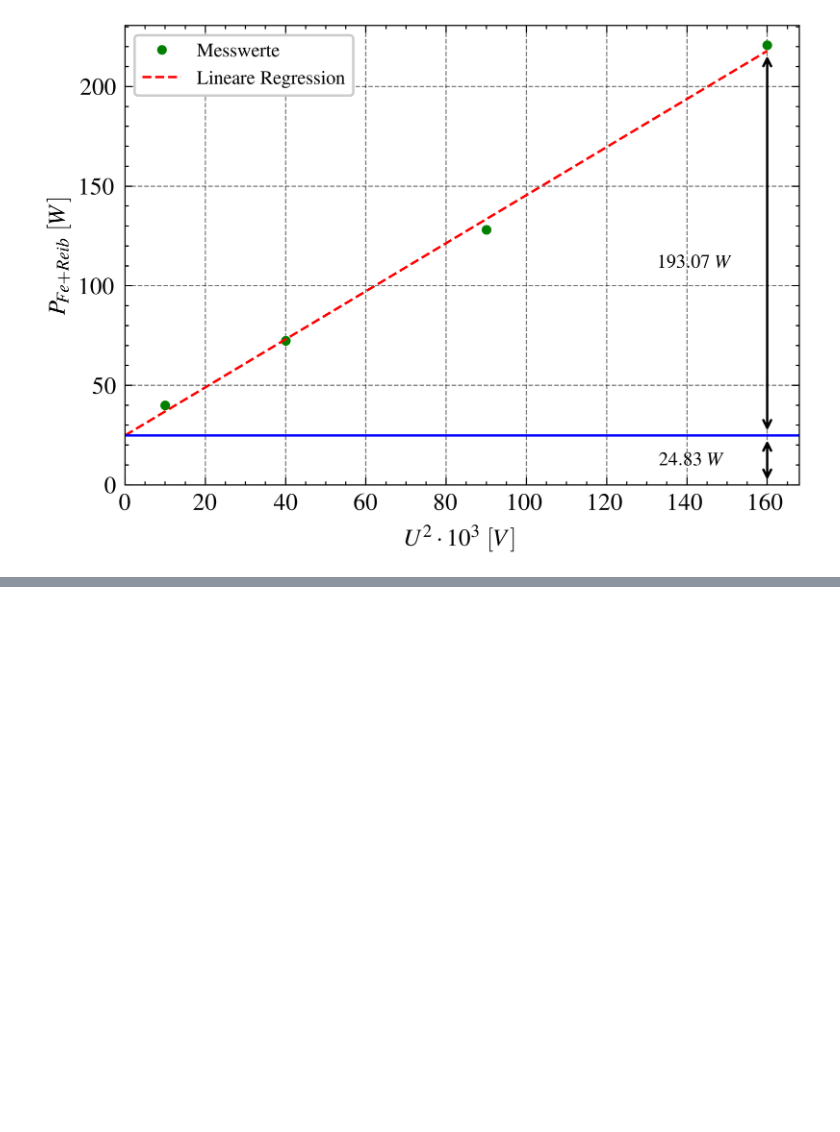
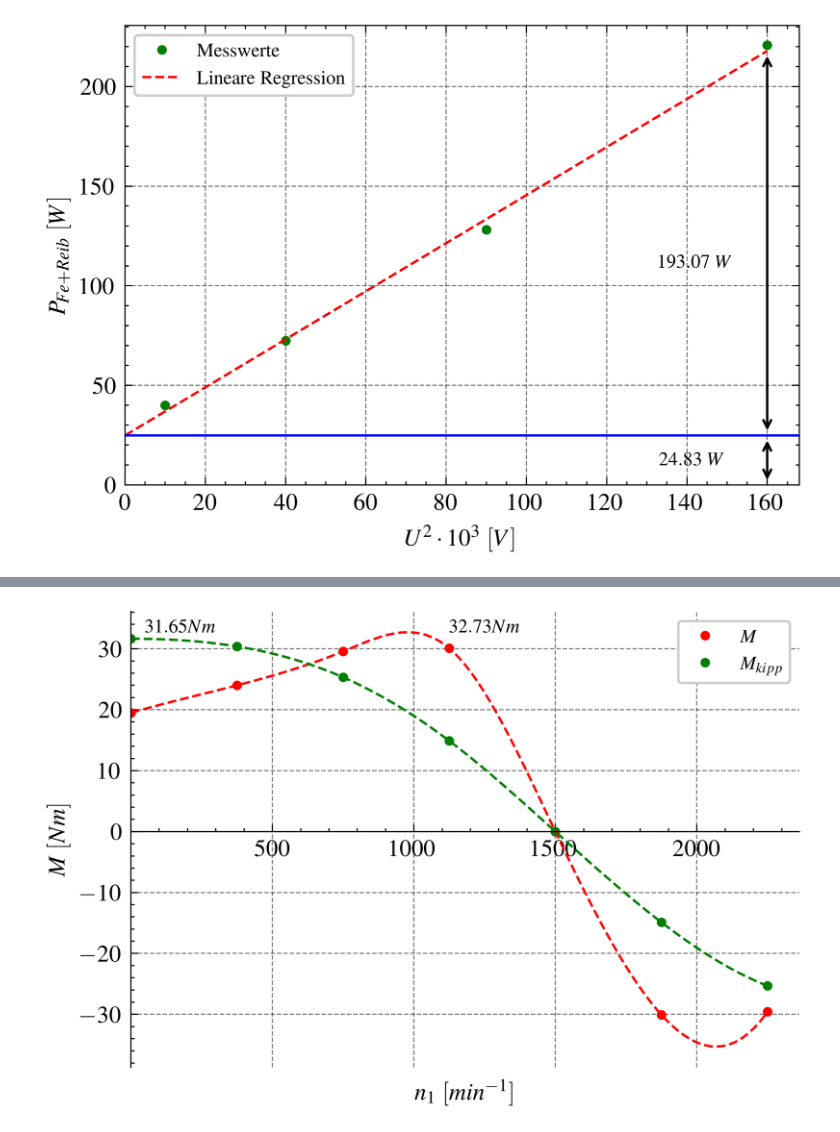
Before and after one commit to ayham291/PEM, a Jupyter notebook: ASM/ASM_Calculations.ipynb, the cells around one changed output, grey strips where cells are left out. Saved outputs shown, nothing was run; the diff lists cells and outputs as text; code cells hidden in the pictures; blank space fills up the shorter version.

Commit message:
feat: add 5.5 M/n-Kennlinie calculations

```diff
--- a/ASM/ASM_Calculations.ipynb
+++ b/ASM/ASM_Calculations.ipynb
@@ -238,0 +306,20 @@ print(p)
+# %%
+
+s, M, s_k = sp.symbols('s, M, s_k')
+expr_M = sp.Eq(M, M_k*(2/((s/s_k)+(s_k/s))))
+
+data_s = np.arange(-0.5, 1.25, 0.25)
+data_n1 = 1500-1500*data_s
+display(expr_M.rhs)
+
+expr_M_lambdified = sp.lambdify([M_k, s, s_k], expr_M.rhs)
+y_data = expr_M_lambdified(data_M_k, data_s, 1).astype(float)
+print(y_data)
+
+data=[]
+for x in range(len(data_s)):
+    data.append([data_s[x], round(expr_M_lambdified(data_M_k, data_s[x], 1), 2), int(data_n1[x])])
+
+display(pd.DataFrame(data, columns=["$$s$$","$$M$$","$$n_1$$"]))
+# pd.DataFrame(data, columns=["$$s$$","$$M$$","$$n_1$$"]).to_latex("tables/kippmoment_im_stillstand.tex", index=False)
+# pd.DataFrame(data, columns=["$$s$$","$$M$$","$$n_1$$"]).to_excel("excel/kippmoment_im_stillstand.xlsx", index=False)
@@ -238,0 +338,42 @@ print(p)
+# %%
+
+model = interp1d(data_n1, expr_M_lambdified(data_M_k, data_s, data_s_k), kind='cubic')
+model_kipp = interp1d(data_n1, expr_M_lambdified(data_M_k, data_s, 1), kind='cubic')
+xs = np.linspace(min(data_n1), max(data_n1), 100)
+
+fig, ax = plt.subplots(figsize=(5,3.5))
+ax.plot(data_n1, expr_M_lambdified(data_M_k, data_s, data_s_k), 'r.', label="$M$")
+ax.plot(data_n1, expr_M_lambdified(data_M_k, data_s, 1), 'g.', label="$M_{kipp}$")
+ax.plot(xs, model(xs), 'r--', )
+ax.plot(xs, model_kipp(xs), 'g--', )
+
+ax.annotate(f'${round(max(model(xs)),2)}Nm$', xy=(1125, max(model(xs))))
+ax.annotate(f'${round(max(model_kipp(xs)),2)}Nm$', xy=(50, max(model(xs))))
+
+ax.legend()
+
+ax.spines['left'].set_position('zero')
+# turn off the right spine/ticks
+ax.spines['right'].set_color('none')
+ax.yaxis.tick_left()
+# set the y-spine
+ax.spines['bottom'].set_position('zero')
+# turn off the top spine/ticks
+ax.spines['top'].set_color('none')
+ax.xaxis.tick_bottom()
+
+# ax.axvline(x=0, color='k')
+# ax.axhline(y=0, color='k')
+
+ax.set_xlim(left=0)
+ax.set_xlabel("$n_1\ [min^{-1}]$")
+ax.xaxis.set_label_coords(.5, -0.025)
+ax.set_ylabel("$M\ [Nm]$")
+
+
+ax.get_xaxis().get_ticklabels()[0].set_visible(False)
+
+
+# plt.savefig("figures/m_n-kennlinie.pdf")
+# %% [output]
+[figure, added]
```
Also changed, not shown: parts of 8 cells of this notebook.
